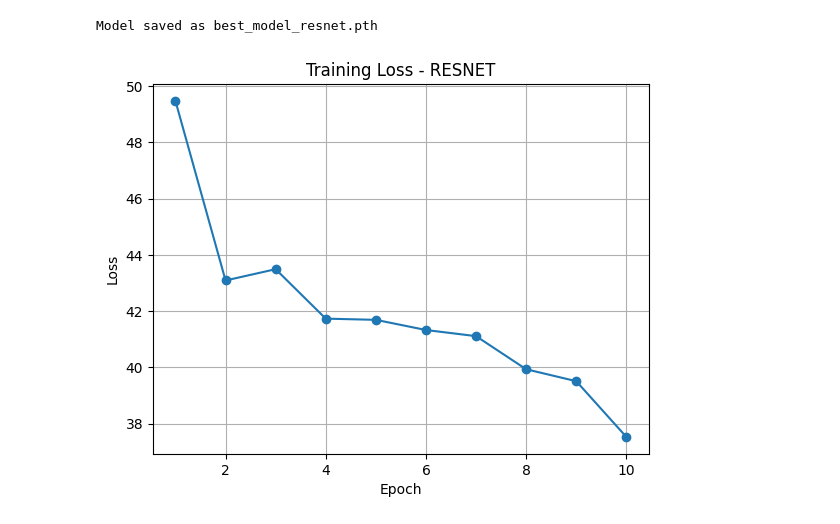
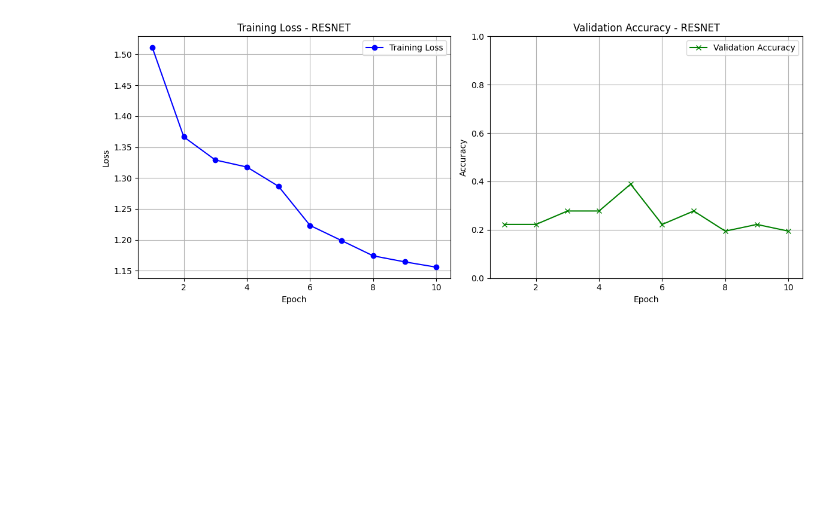
Before and after one commit to JanaAdel1010/Pets-Expression-Classification-with-custom-CNN-architectures, a Jupyter notebook: train.ipynb, the cells around one changed output. Drawn from its saved outputs; the diff is of its cells as text; code cells hidden in the pictures; blank space fills up the shorter version.

Commit message:
trainning result of danset, resnet and mobilenet

```diff
--- a/train.ipynb
+++ b/train.ipynb
@@ -16,5 +19,5 @@ device = torch.device('cuda' if torch.cuda.is_available() else 'cpu')
 # %%
-data_dir = r'C:\School\Term 8\Computer vision\Assignments\4\Pets\Master Folder'
+data_dir = r'C:\Users\shahd\OneDrive\Desktop\cv_assignment4\Pets-Expression-Classification-with-custom-CNN-architectures\Pets\Master Folder'
 train_loader, val_loader, class_names = get_dataloaders(data_dir)
 num_classes = len(class_names)
 # %%
@@ -104,14 +205,26 @@ weighted avg     0.2985    0.3611    0.3173        36
 # %%
-torch.save(model.state_dict(), f'best_model_{model_name}.pth')
-print(f"Model saved as best_model_{model_name}.pth")
+# Plotting training loss and validation accuracy
+epochs_range = range(1, epochs + 1)
+plt.figure(figsize=(12, 5))
 
-# 📈 6. Plot Loss Curve
-plt.plot(range(1, epochs+1), train_losses, marker='o')
+plt.subplot(1, 2, 1)
+plt.plot(epochs_range, train_losses, marker='o', label="Training Loss", color='blue')
 plt.title(f"Training Loss - {model_name.upper()}")
 plt.xlabel("Epoch")
 plt.ylabel("Loss")
 plt.grid(True)
+plt.legend()
+
+plt.subplot(1, 2, 2)
+plt.plot(epochs_range, val_accuracies, marker='x', color='green', label="Validation Accuracy")
+plt.title(f"Validation Accuracy - {model_name.upper()}")
+plt.xlabel("Epoch")
+plt.ylabel("Accuracy")
+plt.ylim(0, 1)
+plt.grid(True)
+plt.legend()
+
+plt.tight_layout()
 plt.show()
 # %% [output]
-Model saved as best_model_resnet.pth
-[figure, old version]
+[figure, new version]
```
Also changed, not shown: parts of 9 cells of this notebook, 2 other files.
